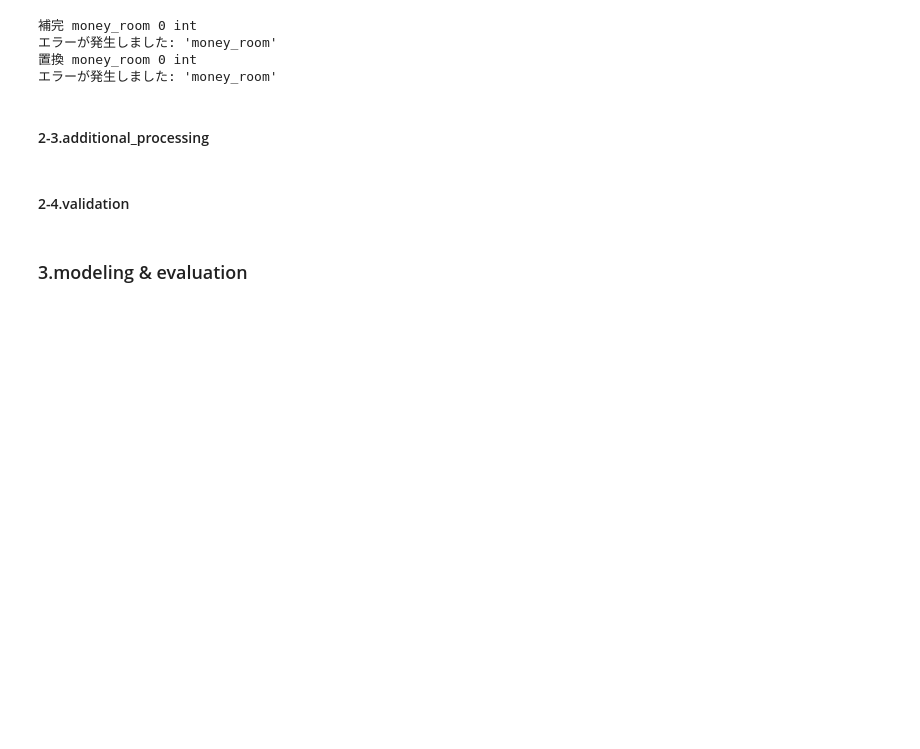
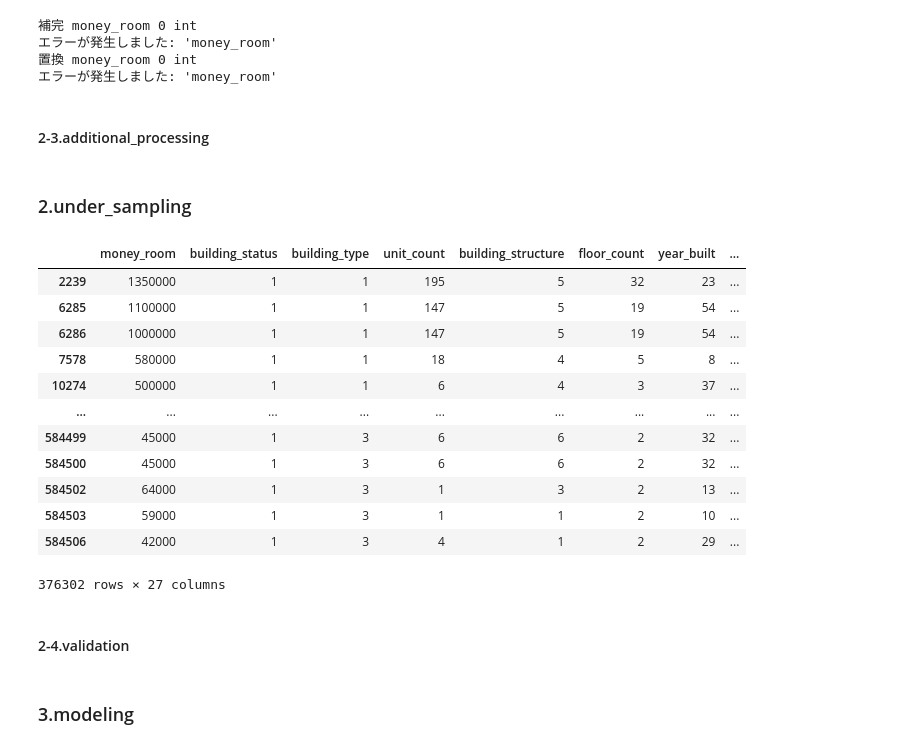
Before and after one commit to jiro0000/Compe_202412, a Jupyter notebook: src/modeling.ipynb, the cells around one changed output. Drawn from its saved outputs; the diff is of its cells as text; code cells hidden in the pictures; blank space fills up the shorter version.

```diff
--- a/src/modeling.ipynb
+++ b/src/modeling.ipynb
@@ -165,3 +173,8 @@ df_train.loc[df_train['year_built'] > 70, 'year_built'] = df_train['year_built']
 
 # floor_countが70以上の物件を、floor_countの中央値で置換
 df_train.loc[df_train['floor_count'] > 64, 'floor_count'] = df_train['floor_count'].median()
+# %%
+#undersampling
+price_th = 500000
+low_price_data = df_train.query(f"money_room <{price_th}")
+high_price_data = df_train.query(f"money_room >={price_th}")
@@ -167,0 +192,2 @@ df_train.loc[df_train['floor_count'] > 64, 'floor_count'] = df_train['floor_coun
+# %% [markdown]
+### 2.under_sampling
@@ -167,0 +198,7 @@ df_train.loc[df_train['floor_count'] > 64, 'floor_count'] = df_train['floor_coun
+# %%
+#add_cluster_num
+low_price_data["cluster_number"] = labels
+
+#外れ値データと分離する
+other_data     = low_price_data.query("cluster_number == -1")
+low_price_data = low_price_data.query("cluster_number != -1")
@@ -168,3 +209,22 @@ df_train.loc[df_train['floor_count'] > 64, 'floor_count'] = df_train['floor_coun
+# %%
+#concat_under_sampling
+df_train = pd.concat([high_price_data,under_sampling,other_data])
+df_train = df_train.drop(["cluster_number"],axis=1)
+df_train
+# %% [output]
+|  | money_room | building_status | building_type | unit_count | building_structure | floor_count | year_built | ... |
+| 2239 | 1350000 | 1 | 1 | 195 | 5 | 32 | 23 | ... |
+| 6285 | 1100000 | 1 | 1 | 147 | 5 | 19 | 54 | ... |
+| 6286 | 1000000 | 1 | 1 | 147 | 5 | 19 | 54 | ... |
+| 7578 | 580000 | 1 | 1 | 18 | 4 | 5 | 8 | ... |
+| 10274 | 500000 | 1 | 1 | 6 | 4 | 3 | 37 | ... |
+| ... | ... | ... | ... | ... | ... | ... | ... | ... |
+| 584499 | 45000 | 1 | 3 | 6 | 6 | 2 | 32 | ... |
+| 584500 | 45000 | 1 | 3 | 6 | 6 | 2 | 32 | ... |
+| 584502 | 64000 | 1 | 3 | 1 | 3 | 2 | 13 | ... |
+| 584503 | 59000 | 1 | 3 | 1 | 1 | 2 | 10 | ... |
+| 584506 | 42000 | 1 | 3 | 4 | 1 | 2 | 29 | ... |
+376302 rows × 27 columns
 # %% [markdown]
 #### 2-4.validation
 # %%
@@ -176,7 +238,7 @@ df_y = df_train[response_var]
 # 学習用：評価用が70%：30%
 df_x_train, df_x_test, df_y_train, df_y_test = train_test_split(df_x, df_y, test_size=0.3, random_state=0)
 # %% [markdown]
-### 3.modeling & evaluation
+### 3.modeling
 # %%
 # Optunaによるハイパーパラメータの最適化
 optuna.logging.set_verbosity(optuna.logging.WARNING)
```
Also changed, not shown: parts of 21 cells of this notebook, 5 other files.
